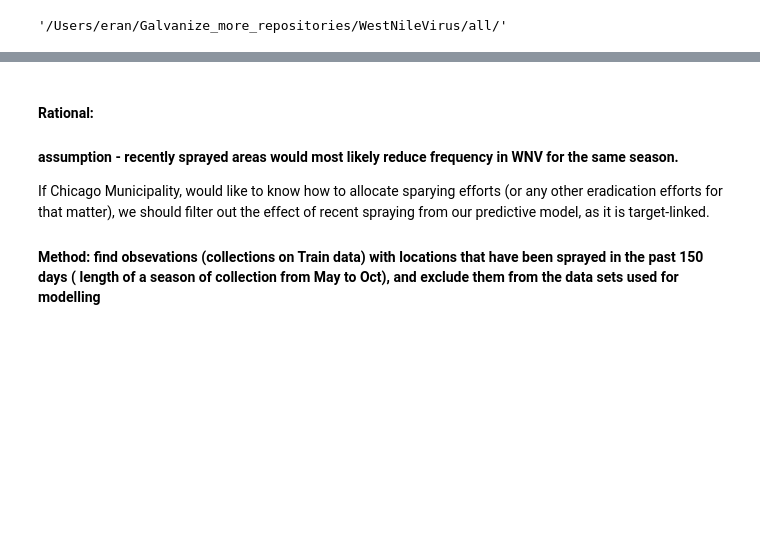
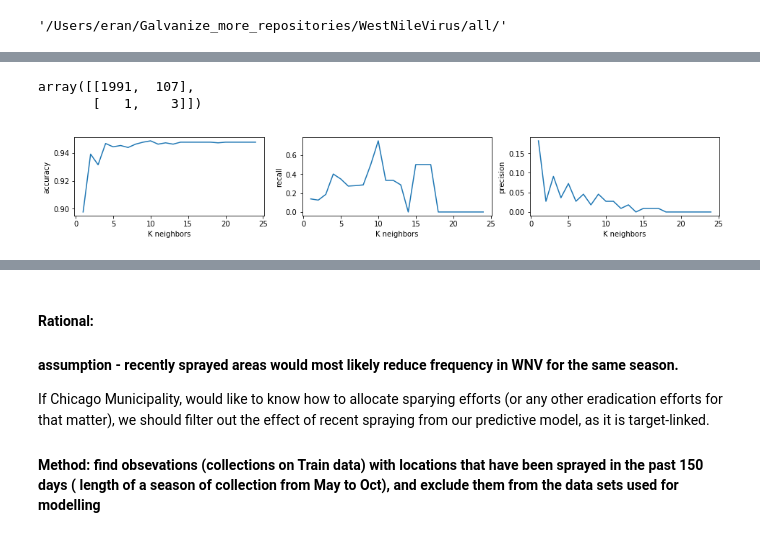
Before and after one commit to Erolino/WestNileVirus_Detection, a Jupyter notebook: WestNileVirus_Detection.ipynb, the cells around one changed output, grey strips where cells are left out. Cells and saved outputs as stored; diff of their text form; code cells hidden in the pictures; blank space fills up the shorter version.

```diff
--- a/WestNileVirus_Detection.ipynb
+++ b/WestNileVirus_Detection.ipynb
@@ -314,0 +90,35 @@ Sprayed in ten different days.
+# %%
+# importing clean train dataset that was saved earlier (for documentation look at WNVdataEng.py)
+train_base=pd.read_csv(os.path.join(directory_path,'train_baseline.csv'))
+train_base.drop('Unnamed: 0',1,inplace=True)
+# %%
+Xtn,Xst,ytn,yst=train_test_split(train_base.drop('WnvPresent',1),train_base['WnvPresent'],test_size=0.2,random_state=42,stratify=train['WnvPresent'])
+# %%
+# running K-nearest neighbors model, 25 times with 25 different Ks to see the effect on accuracy, precision and recall
+recscore=[]
+accurscore=[]
+prescore=[]
+prd=[]
+k=list(range(1,25))
+for i in k:
+    knnn=KNeighborsClassifier(n_neighbors=i)
+    knnn.fit(Xtn,ytn)
+    yypred=knnn.predict(Xst)
+    prd.append(yypred)
+    prescore.append(precision_score(yypred,yst))
+    recscore.append(recall_score(yypred,yst))
+    accurscore.append(accuracy_score(yypred,yst))
+# %%
+## plotting the K-depended results of the metrics
+plt.subplots(figsize=(16,2))
+met={'accuracy':accurscore,'recall':recscore,'precision':prescore}
+for num,key in enumerate(met):
+    plt.subplot(1,3,num+1)
+    plt.plot(k,met[key])
+    plt.xlabel('K neighbors')
+    plt.ylabel(key)
+confusion_matrix(prd[9],ytest)
+# %% [output]
+array([[1991,  107],
+       [   1,    3]])
+[figure, added]
```
Also changed, not shown: parts of 310 cells of this notebook, 1 other file.
